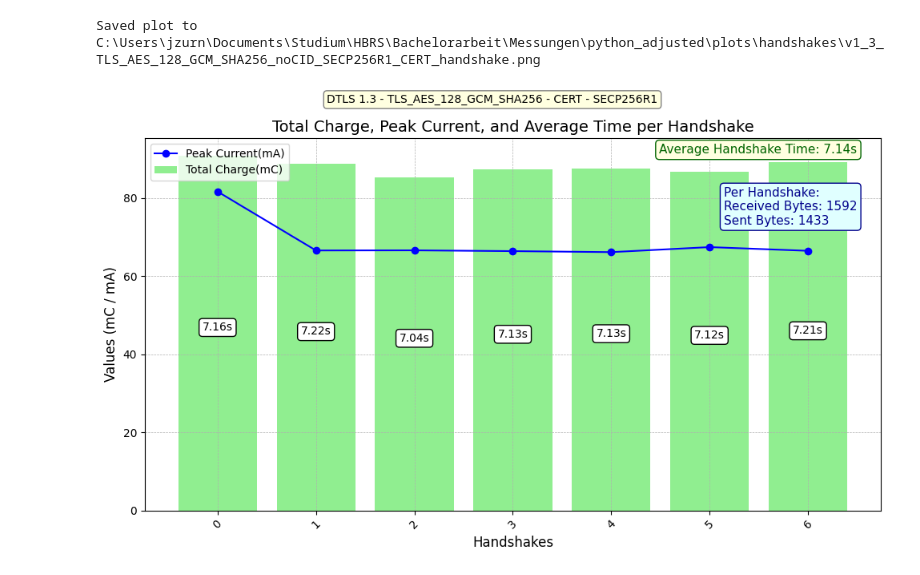
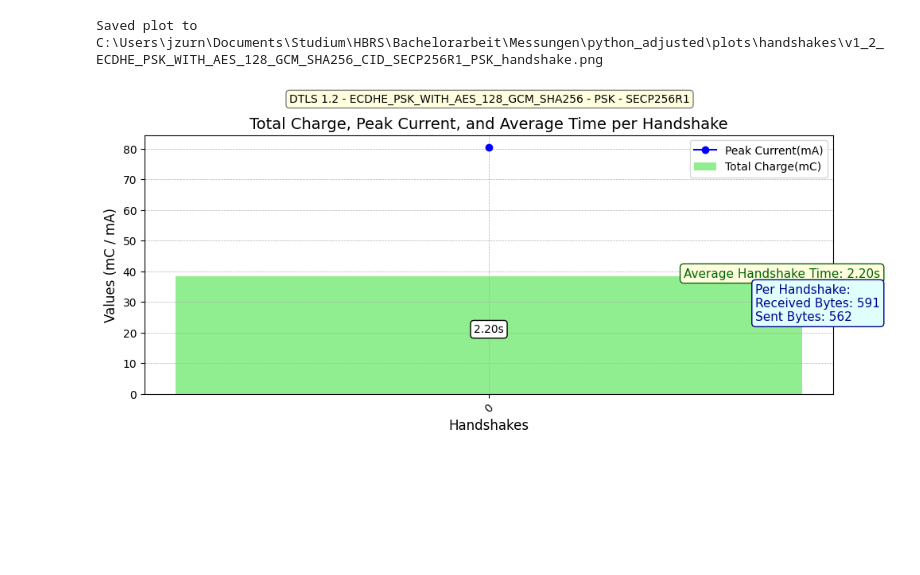
Before and after one commit to Johann-Zurner/DTLS_CoAP_Client, a Jupyter notebook: extra_thesis_material/python_plots.ipynb, the cells around one changed output. Drawn from its saved outputs; the diff is of its cells as text; code cells hidden in the pictures; blank space fills up the shorter version.

```diff
--- a/extra_thesis_material/python_plots.ipynb
+++ b/extra_thesis_material/python_plots.ipynb
@@ -8,7 +8,7 @@ import numpy as np
 # %%
 columns = ["Timestamp(ms)", "Current(uA)", "D0", "D1"] # Extract only those columns
 base_path = r"C:\Users\jzurn\Documents\Studium\HBRS\Bachelorarbeit\Messungen"
-filename = "v1_3_TLS_AES_128_GCM_SHA256_noCID_SECP256R1_CERT"
+filename = "v1_2_ECDHE_PSK_WITH_AES_128_GCM_SHA256_CID_SECP256R1_PSK"
 
 file_path = rf"{base_path}\ppk_csv\{filename}.csv"
 
@@ -474,7 +488,7 @@ average_handshake_time = current_handshakes["Time_Diff(s)"].mean()
 max_bar_height = current_handshakes["Total_Charge(mC)"].max()
 
 # Plot Total Charge (mC) and Peak Current (mA) for D1 groups
-plt.figure(figsize=(10, 6))  # Set figure size
+plt.figure(figsize=(10, 4.5))  # Set figure size
 
 # Assign the bar plot to a variable for accessing bar properties
 bars_handshakes = plt.bar(
@@ -509,7 +523,7 @@ for bar, time_diff in zip(bars_handshakes, current_handshakes["Time_Diff(s)"]):
 # Display the overall average handshake time closer to the bar heights
 plt.text(
     len(current_handshakes) - 0.5,  # X-coordinate near the rightmost bar
-    max_bar_height,             # Y-coordinate slightly above the tallest bar
+    max_bar_height*0.97,             # Y-coordinate slightly above the tallest bar
     f"Average Handshake Time: {average_handshake_time:.2f}s",  # Text to display
     fontsize=11,
     color="darkgreen",
@@ -524,7 +538,7 @@ average_sent_bytes = current_handshakes["Bytes_Sent"].mean()
 # Display the per-handshake received and sent bytes
 plt.text(
     len(current_handshakes) - 0.5,  # X-coordinate near the rightmost bar
-    max_bar_height * 0.8,  # Y-coordinate slightly below the first box
+    max_bar_height * 0.6,  # Y-coordinate slightly below the first box
     f"Per Handshake:\nReceived Bytes: {int(average_received_bytes)}\nSent Bytes: {int(average_sent_bytes)}",  # Format as integers
     fontsize=11,
     color="darkblue",
@@ -535,35 +549,35 @@ plt.text(
 )
 
 plt.text(
     0.5, 0.95,
     cipher_info,
     fontsize=10,
     ha="center",  # Align text to the right
     va="bottom", # Align text to the bottom
     transform=plt.gcf().transFigure,  # Use figure-relative positioning
     bbox=dict(boxstyle="round,pad=0.3", edgecolor="gray", facecolor="lightyellow")
 )
 
 # Add labels, title, and legend
 xlabel_text = rf"Handshakes : {dtls_version} - {cipher_suite} - {auth_method} - {curve}"
 plt.xlabel("Handshakes", fontsize=12)
 plt.ylabel("Values (mC / mA)", fontsize=12)
 plt.title("Total Charge, Peak Current, and Average Time per Handshake", fontsize=14)
 plt.legend()
 
 # Customize grid and ticks
 plt.grid(True, which="both", linestyle="--", linewidth=0.5)
 plt.xticks(current_handshakes.index, rotation=45, fontsize=10)
 plt.tight_layout()
 plot_file = rf"{base_path}\python_adjusted\plots\handshakes\{filename}_handshake.png"
 plt.savefig(plot_file)
 print(f"Saved plot to {plot_file}")
 
 # Show the plot for D1
 plt.show()
 # %% [output]
-Saved plot to C:\Users\jzurn\Documents\Studium\HBRS\Bachelorarbeit\Messungen\python_adjusted\plots\handshakes\v1_3_TLS_AES_128_GCM_SHA256_noCID_SECP256R1_CERT_handshake.png
+Saved plot to C:\Users\jzurn\Documents\Studium\HBRS\Bachelorarbeit\Messungen\python_adjusted\plots\handshakes\v1_2_ECDHE_PSK_WITH_AES_128_GCM_SHA256_CID_SECP256R1_PSK_handshake.png
-[figure, old version]
+[figure, new version]
 # %%
 all_ciphers = ["v1_2_ECDHE_ECDSA_WITH_AES_128_GCM_SHA256_noCID_SECP256R1_CERT",
                "v1_2_ECDHE_ECDSA_WITH_AES_128_GCM_SHA256_CID_SECP256R1_CERT",
```
Also changed, not shown: parts of 9 cells of this notebook.
